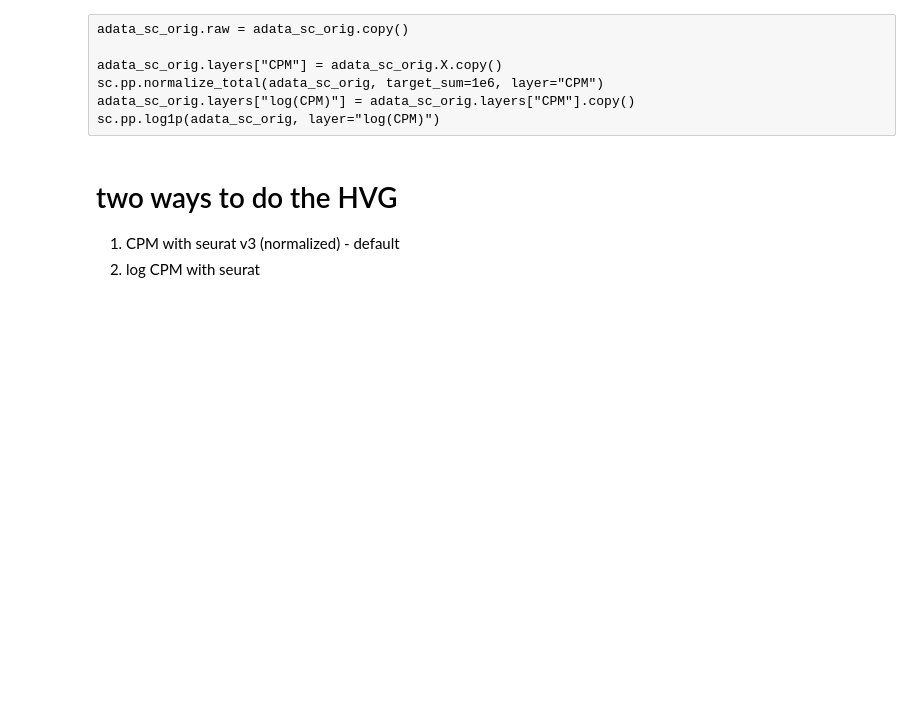
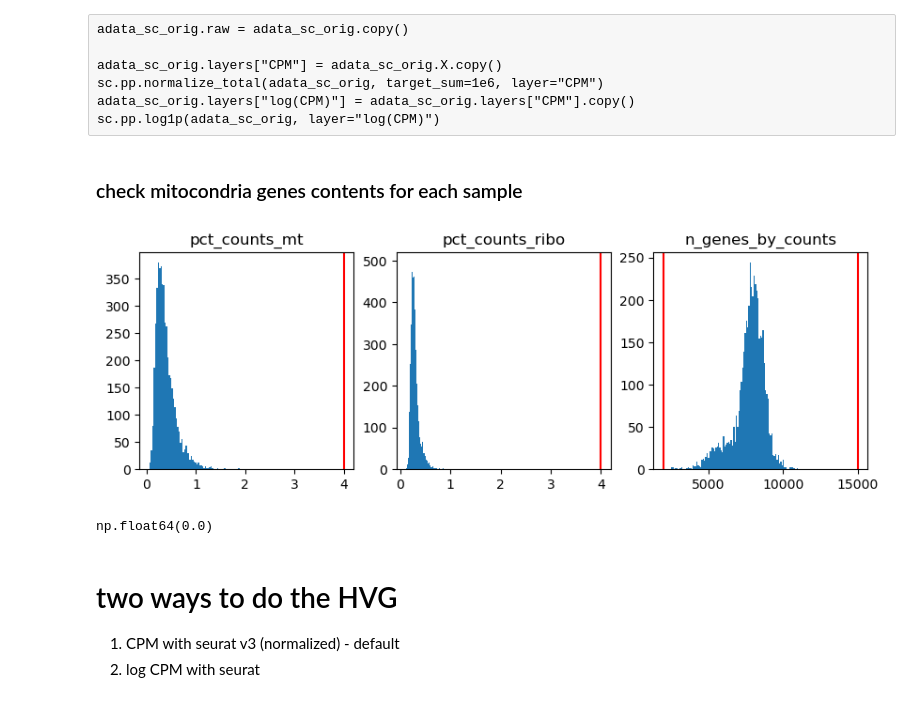
Before and after one commit to AllenNeuralDynamics/LCNE_transcriptomics_preprocess, a Jupyter notebook: notebooks/snRNAseq/02_snRNA_batchcorrection.ipynb, the cells around one changed output. Cells and saved outputs as stored; diff of their text form; code cells hidden in the pictures; blank space fills up the shorter version.

```diff
--- a/notebooks/snRNAseq/02_snRNA_batchcorrection.ipynb
+++ b/notebooks/snRNAseq/02_snRNA_batchcorrection.ipynb
@@ -15,7 +15,7 @@ print("Last run with scvi-tools version:", scvi.__version__)
 # %% [output]
 Last run with scvi-tools version: 1.3.3
 # %%
-dataloc = "../scratch/snRNAseq_LCNE_with_chrom.h5ad"
+dataloc = "/root/capsule/scratch/snRNAseq_LCNE_with_chrom.h5ad"
 adata_sc_orig = sc.read_h5ad(dataloc)
 adata_sc_orig.obs['actualsex'].value_counts()
 # %% [output]
@@ -44,16 +44,17 @@ mask_xy_or_nan_or_mt.fillna(False).sum()
 np.int64(912)
 # %%
 if include_barmer:
-    barseq_datapath = '../data/LCNE_barseq_counts_updated.csv'
+    barseq_datapath = '/root/capsule/data/LCNE_barseq_counts_updated.csv'
     df = pd.read_csv(barseq_datapath)
     barseq_genes = df.iloc[:,0].tolist()
     barseq_genes = list(set(barseq_genes).intersection(adata_sc_orig.var_names))
 
-filename = '../data/adata_mer_subset_2_6k.h5ad'
+filename = '/root/capsule/data/adata_mer_subset_2_6k.h5ad'
 adata_mer = sc.read_h5ad(filename)
 
 var_names = adata_mer.var_names.intersection(adata_sc_orig.var_names)
 adata_mer = adata_mer[:,var_names]  # 314 genes
+adata_sc_orig.raw = adata_sc_orig.copy()
 # %% [raw]
 adata_sc_orig.raw = adata_sc_orig.copy()
 
@@ -61,6 +62,42 @@ adata_sc_orig.layers["CPM"] = adata_sc_orig.X.copy()
 sc.pp.normalize_total(adata_sc_orig, target_sum=1e6, layer="CPM")
 adata_sc_orig.layers["log(CPM)"] = adata_sc_orig.layers["CPM"].copy()
 sc.pp.log1p(adata_sc_orig, layer="log(CPM)")
+# %% [markdown]
+### check mitocondria genes contents for each sample
+# %%
+adata_sc_orig.var["mt"] = adata_sc_orig.var_names.str.startswith("mt-")
+adata_sc_orig.var["ribo"] = adata_sc_orig.var_names.str.startswith(("Rps", "Rpl")) # no Mt
+sc.pp.calculate_qc_metrics(adata_sc_orig, qc_vars=["mt", "ribo"], percent_top=None, log1p=False, inplace=True)
+adata_sc_orig.obs['pct_counts_mt'].max()
+
+
+
+mt_thre = 4
+ribo_thre = 4
+totalcounts_thre = (2000,15000)
+
+plt.figure(figsize = (10,3))
+plt.subplot(1,3,1);
+plt.hist(adata_sc_orig.obs['pct_counts_mt'].values.flatten(), bins = 100);
+plt.axvline(mt_thre, color = 'red')
+plt.title('pct_counts_mt')
+
+plt.subplot(1,3,2);
+plt.hist(adata_sc_orig.obs['pct_counts_ribo'].values.flatten(), bins = 100);
+plt.axvline(ribo_thre, color = 'red')
+plt.title('pct_counts_ribo')
+
+plt.subplot(1,3,3);
+plt.hist(adata_sc_orig.obs['n_genes_by_counts'].values.flatten(), bins = 100);
+plt.axvline(totalcounts_thre[0], color = 'red');
+plt.axvline(totalcounts_thre[1], color = 'red')
+plt.title('n_genes_by_counts');
+# %% [output]
+[figure, added]
+# %%
+adata_sc_orig.obs['percent.mt'].max()
+# %% [output]
+np.float64(0.0)
 # %% [markdown]
 # two ways to do the HVG
 1. CPM with seurat v3 (normalized) - default
```
Also changed, not shown: 2 other files.
